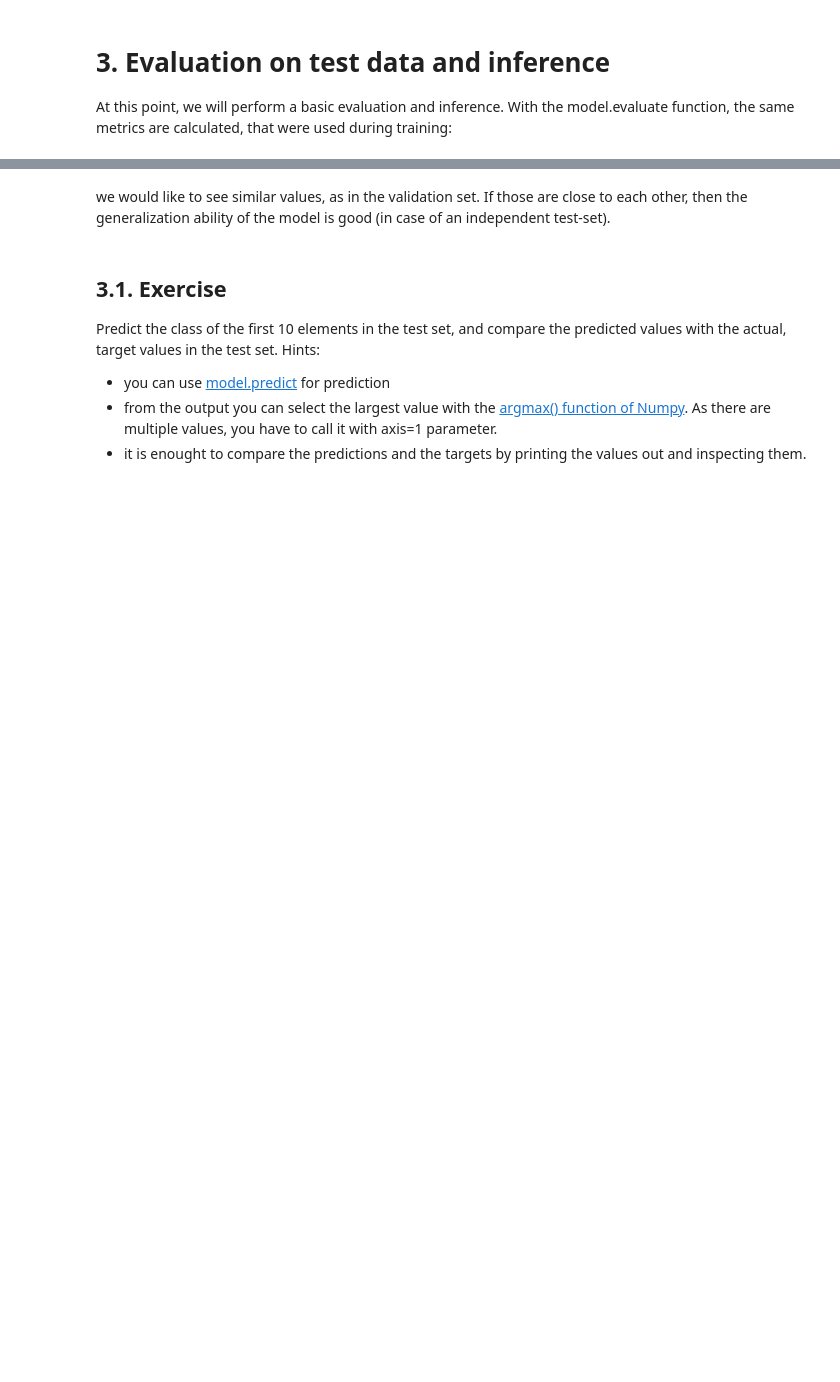
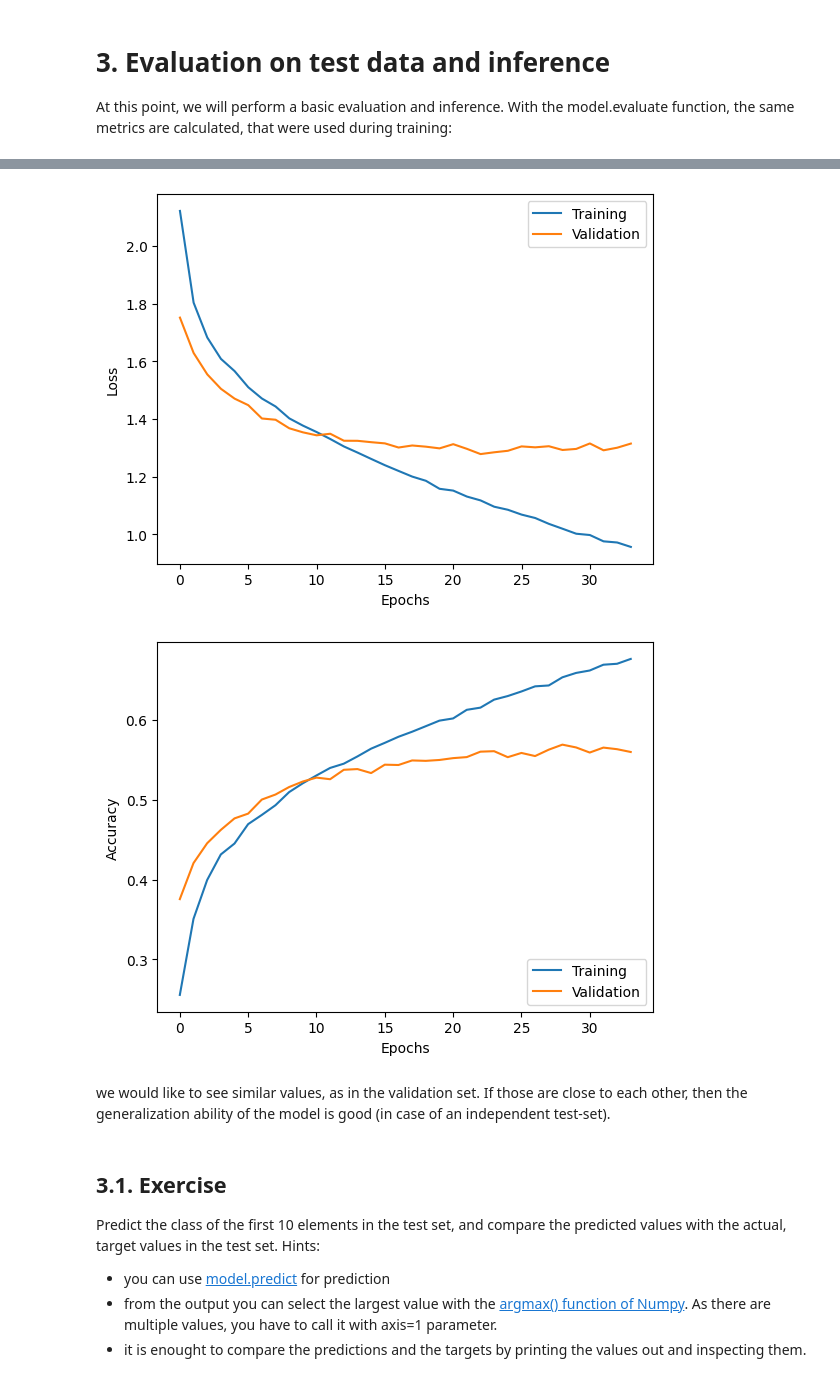
Before and after one commit to DhyeyMavani2003/dhyey-AIT-deep-learning-assignments-repo, a Jupyter notebook: Dhyey_Mavani_Copy_of_04_AIT_MLP_CIFAR10_exercise.ipynb, the cells around one changed output, grey strips where cells are left out. Saved outputs shown, nothing was run; the diff lists cells and outputs as text; code cells hidden in the pictures; blank space fills up the shorter version.

```diff
--- a/Dhyey_Mavani_Copy_of_04_AIT_MLP_CIFAR10_exercise.ipynb
+++ b/Dhyey_Mavani_Copy_of_04_AIT_MLP_CIFAR10_exercise.ipynb
@@ -423,3 +423,8 @@ print(model.evaluate(X_test, Y_test))
+# %%
+plot_history(network_history)
+# %% [output]
+[figure, added]
+[figure, added]
 # %% [markdown]
 we would like to see similar values, as in the validation set. If those are close to each other, then the generalization ability of the model is good (in case of an independent test-set).
 # %% [markdown]
```
Also changed, not shown: parts of 10 cells of this notebook.
